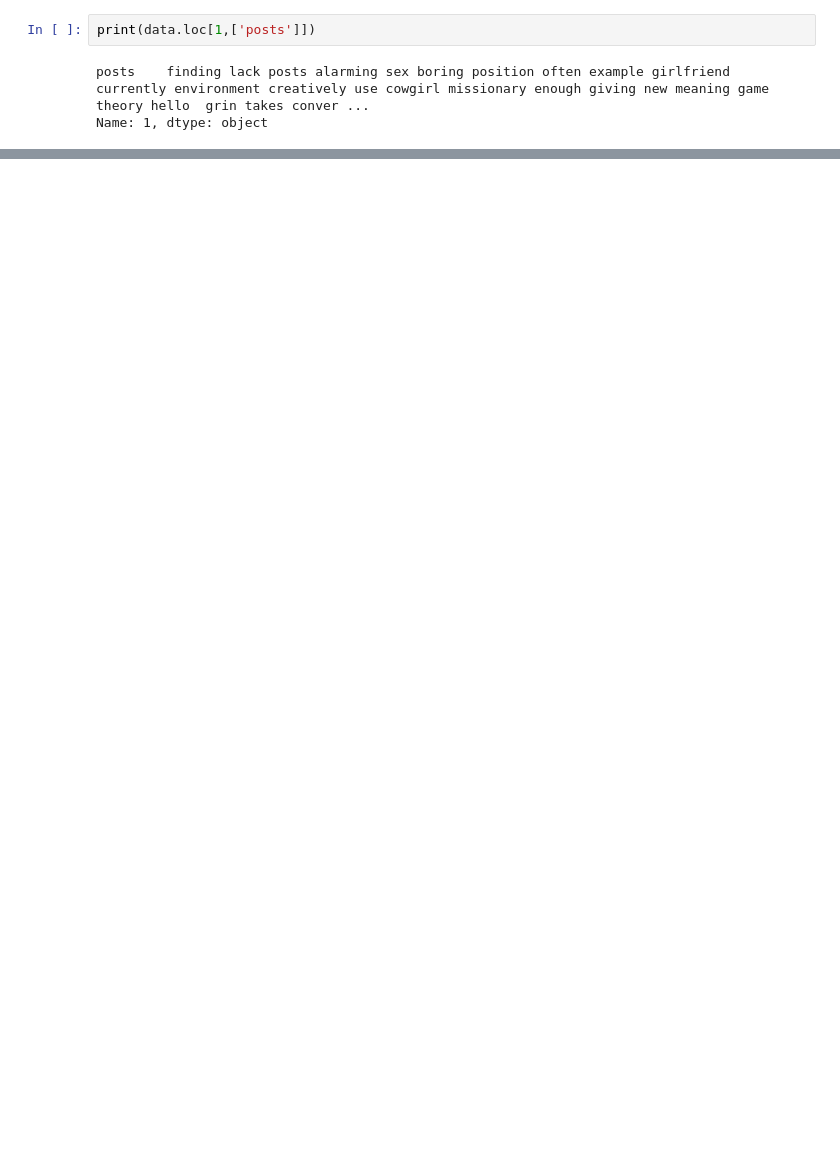
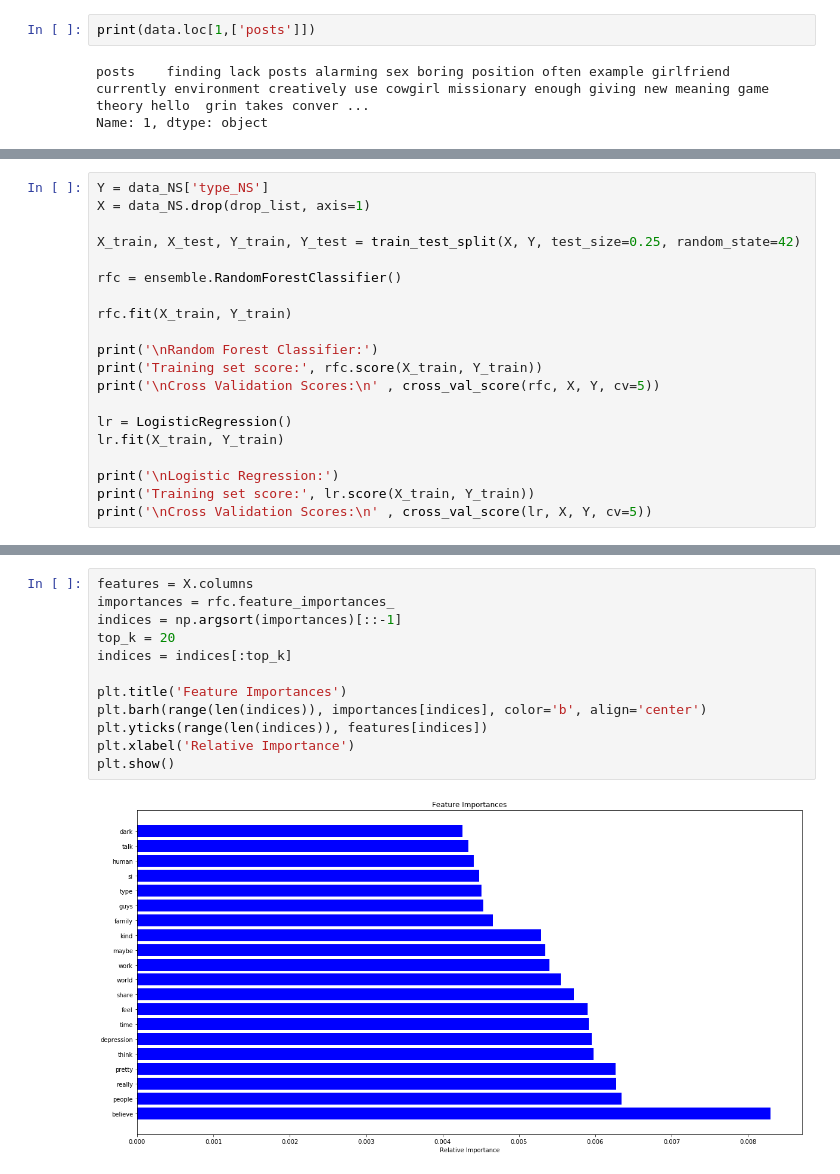
Before and after one commit to VincentG123/ThinkfulBootcamp, a Jupyter notebook: MyersBriggsPersonalityTestFinalCapstone.ipynb, the cells around one changed output, grey strips where cells are left out. Saved outputs shown, nothing was run; the diff lists cells and outputs as text; blank space fills up the shorter version.

```diff
--- a/MyersBriggsPersonalityTestFinalCapstone.ipynb
+++ b/MyersBriggsPersonalityTestFinalCapstone.ipynb
@@ -146,0 +389,20 @@ Name: 1, dtype: object
+# %%
+Y = data_NS['type_NS']
+X = data_NS.drop(drop_list, axis=1)
+
+X_train, X_test, Y_train, Y_test = train_test_split(X, Y, test_size=0.25, random_state=42)
+
+rfc = ensemble.RandomForestClassifier()
+
+rfc.fit(X_train, Y_train)
+
+print('\nRandom Forest Classifier:')
+print('Training set score:', rfc.score(X_train, Y_train))
+print('\nCross Validation Scores:\n' , cross_val_score(rfc, X, Y, cv=5))
+
+lr = LogisticRegression()
+lr.fit(X_train, Y_train)
+
+print('\nLogistic Regression:')
+print('Training set score:', lr.score(X_train, Y_train))
+print('\nCross Validation Scores:\n' , cross_val_score(lr, X, Y, cv=5))
@@ -146,0 +421,14 @@ Name: 1, dtype: object
+# %%
+features = X.columns
+importances = rfc.feature_importances_
+indices = np.argsort(importances)[::-1]
+top_k = 20
+indices = indices[:top_k]
+
+plt.title('Feature Importances')
+plt.barh(range(len(indices)), importances[indices], color='b', align='center')
+plt.yticks(range(len(indices)), features[indices])
+plt.xlabel('Relative Importance')
+plt.show()
+# %% [output]
+[figure, added]
```
Also changed, not shown: parts of 30 cells of this notebook.
